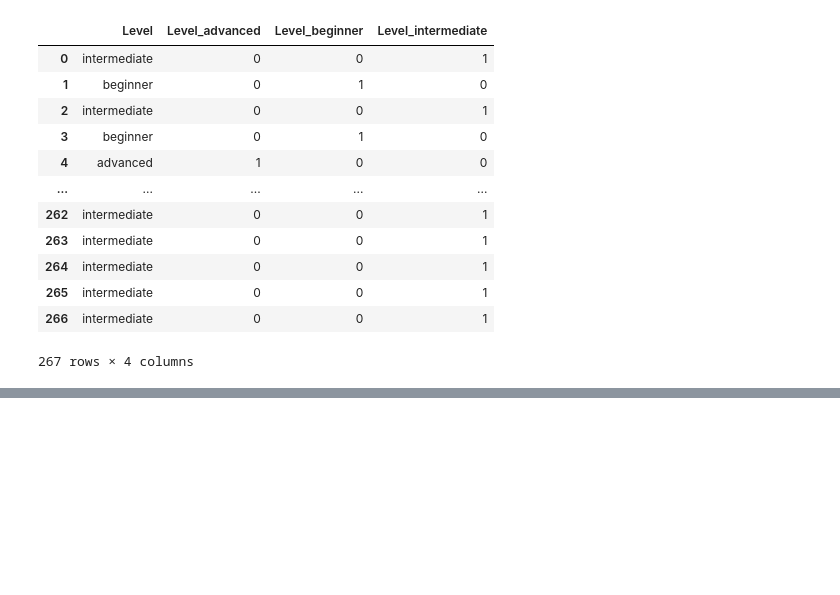
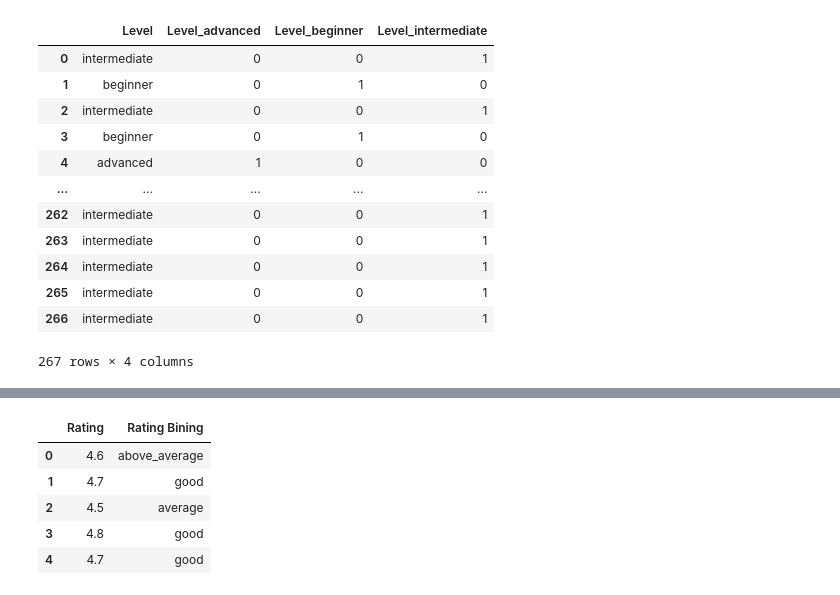
Before and after one commit to Shahriar201/Machine-Learning-Practices, a Jupyter notebook: course_catalog_selfstudy.ipynb, the cells around one changed output, grey strips where cells are left out. Saved outputs shown, nothing was run; the diff lists cells and outputs as text; code cells hidden in the pictures; blank space fills up the shorter version.

Commit message:
apply data bining for rating column

```diff
--- a/course_catalog_selfstudy.ipynb
+++ b/course_catalog_selfstudy.ipynb
@@ -354,0 +399,21 @@ df
+# %%
+# create a new column
+new_rating = train_knn['Rating']
+df = pd.DataFrame(new_rating)
+
+# create data bining labels
+cut_lables = ['below_average', 'average', 'above_average', 'good']
+
+#define cut range
+cut_bins = [4.3, 4.4, 4.5, 4.6, 4.8]
+
+# make bining by using cut (convert numerical to categorical data with a range)
+df['Rating Bining'] = pd.cut(df['Rating'], bins=cut_bins, labels=cut_lables)
+df.head()
+# %% [output]
+|  | Rating | Rating Bining |
+| 0 | 4.6 | above_average |
+| 1 | 4.7 | good |
+| 2 | 4.5 | average |
+| 3 | 4.8 | good |
+| 4 | 4.7 | good |
```
Also changed, not shown: parts of 8 cells of this notebook.
